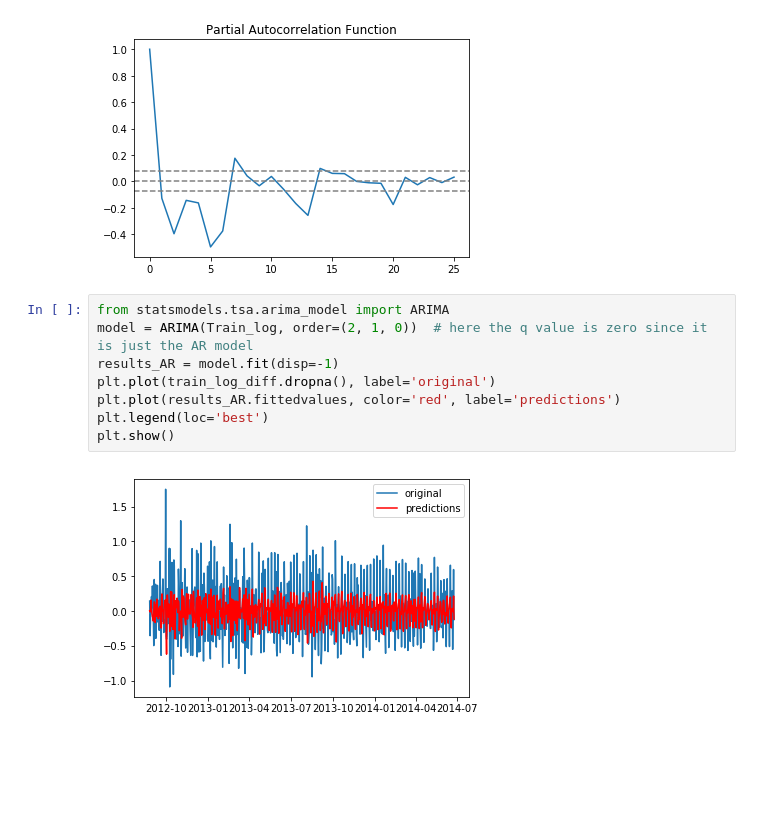
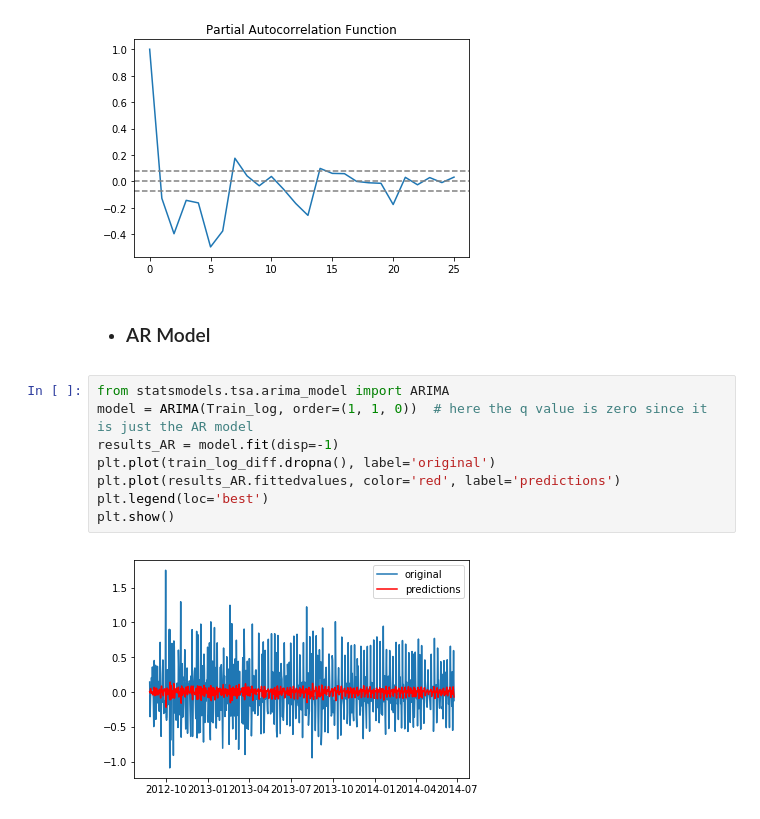
Before and after one commit to bradipo89/Supervised_Machine_Learning_Lessons, a Jupyter notebook: Forecasting.ipynb, the cells around one changed output. Drawn from its saved outputs; the diff is of its cells as text; blank space fills up the shorter version.

```diff
--- a/Forecasting.ipynb
+++ b/Forecasting.ipynb
@@ -572,13 +567,15 @@ plt.show()
 # %% [output]
 [figure]
 [figure]
+# %% [markdown]
+- ### AR Model
 # %%
 from statsmodels.tsa.arima_model import ARIMA
-model = ARIMA(Train_log, order=(2, 1, 0))  # here the q value is zero since it is just the AR model
+model = ARIMA(Train_log, order=(1, 1, 0))  # here the q value is zero since it is just the AR model
 results_AR = model.fit(disp=-1)
 plt.plot(train_log_diff.dropna(), label='original')
 plt.plot(results_AR.fittedvalues, color='red', label='predictions')
 plt.legend(loc='best')
 plt.show()
 # %% [output]
-[figure, old version]
+[figure, new version]
```
Also changed, not shown: parts of 30 cells of this notebook.
